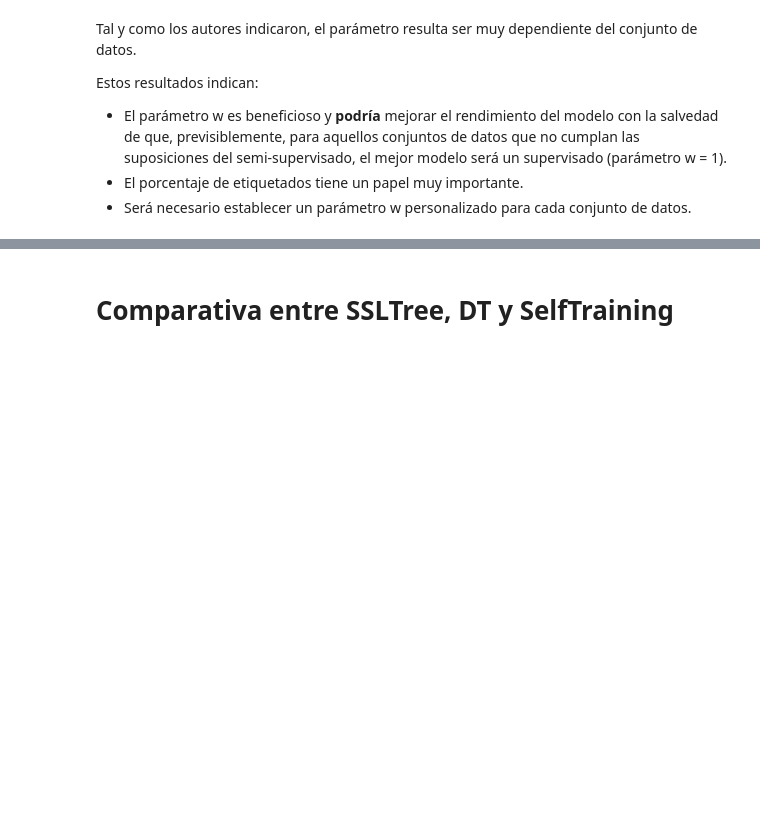
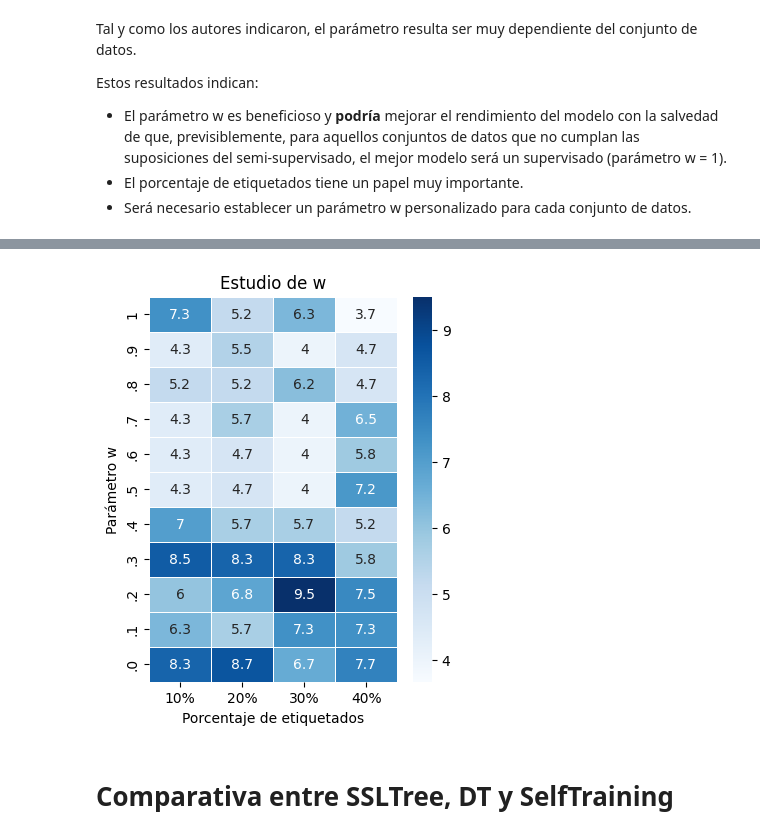
Before and after one commit to dmacha27/TFM-VIU, a Jupyter notebook: metodos/SSLTree/check_ssltree.ipynb, the cells around one changed output, grey strips where cells are left out. Cells and saved outputs as stored; diff of their text form; code cells hidden in the pictures; blank space fills up the shorter version.

```diff
--- a/metodos/SSLTree/check_ssltree.ipynb
+++ b/metodos/SSLTree/check_ssltree.ipynb
@@ -255,2 +359,10 @@ Estos resultados indican:
+# %%
+rankings = []
+for matrix in all_matrix:
+    rankings.append(rankdata(-matrix, axis=0))
+
+w_heatmap(np.mean(rankings, axis=0), less_better=True)
+# %% [output]
+[figure, added]
 # %% [markdown]
 # Comparativa entre SSLTree, DT y SelfTraining
```
Also changed, not shown: parts of 9 cells of this notebook, 1 other file.
